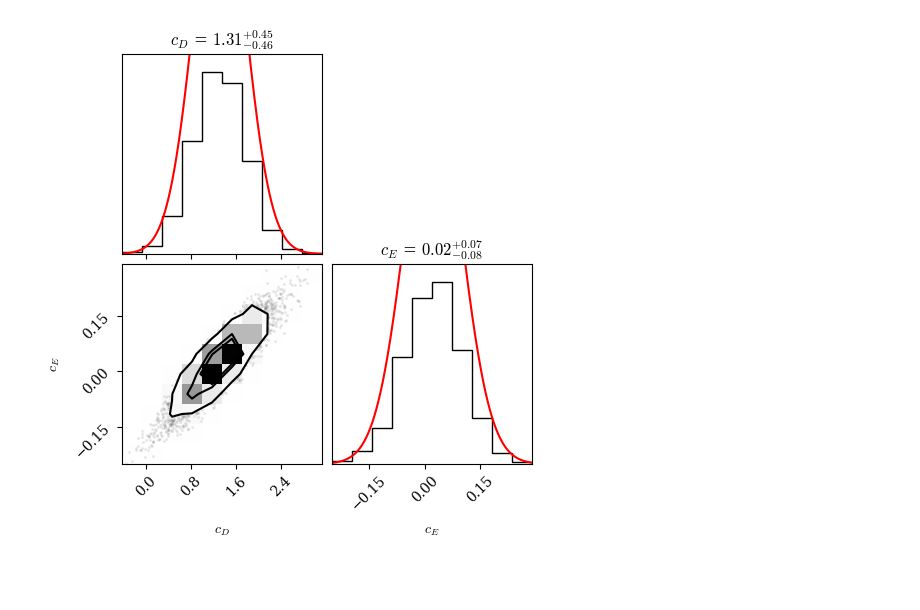
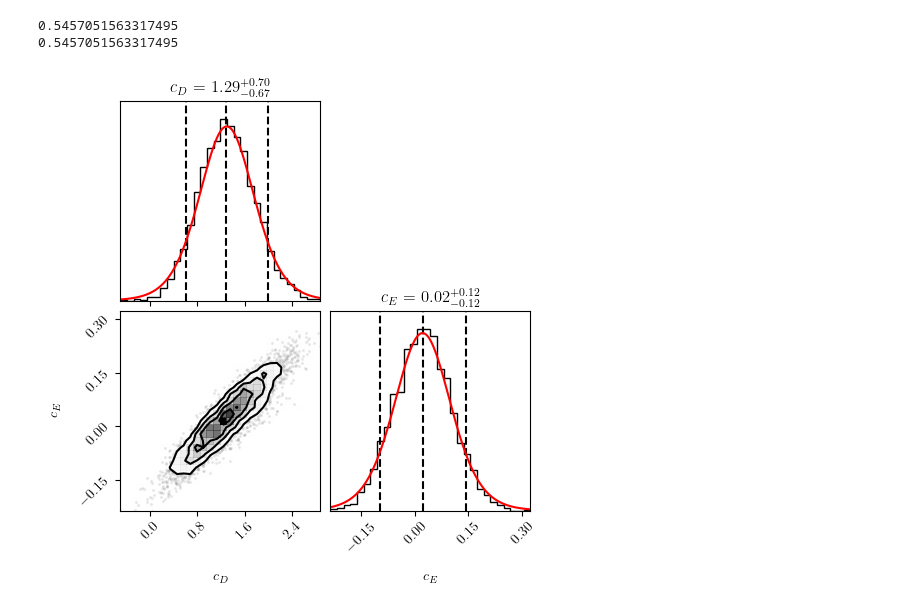
Before and after one commit to stommen/tif285-projects, a Jupyter notebook: project_1/project1_JHOS.ipynb, the cells around one changed output. Drawn from its saved outputs; the diff is of its cells as text; code cells hidden in the pictures; blank space fills up the shorter version.

```diff
--- a/project_1/project1_JHOS.ipynb
+++ b/project_1/project1_JHOS.ipynb
@@ -85,7 +85,7 @@ efterror = False
 
 ### Comment after one use for customization of text boxes by changing
 ### the customizer function
-#ax = constraint_plotter(cD_eval, cE_eval, efterror=efterror)
+ax = constraint_plotter(cD_eval, cE_eval, efterror=efterror)
 
 for txt in ax.texts[1:]:
     txt.set_visible(False)
@@ -178,35 +180,43 @@ samples = sampler.get_chain(flat=True)
 #plt.xlim(-1, 1)
 #plt.show()
 
 flat_samples = sampler.get_chain(discard=100, thin=10, flat=True)
 fig = corner.corner(flat_samples, labels=[r"$c_D$", r"$c_E$"], color='k',
-                show_titles=True, bins=10)
+                show_titles=True, bins=30,quantiles=[0.07,0.5,0.93])
 
 for i in range(flat_samples.shape[1]):
     ### Diagonal indices of the corner plot
     ax = fig.get_axes()[i * (len(flat_samples[1]) + 1)]
 
     # Each 'poly' is a Polygon object; we can extract the vertices
     verts = ax.patches[0].get_xy()  # Get the vertices of the polygon
     # Remove duplicate vertices
 
     # The x-values represent the bin edges, y-values represent the heights
     bin_left_edges = verts[:, 0]  # X-coordinates (bin edges)
     bin_heights = verts[:, 1]  # Y-coordinates (heights)
     bin_width = np.diff(bin_left_edges)[1]  # Width of each bin
 
     # Fit a t-distribution to the histogram data
     df, loc, scale = stats.t.fit(flat_samples[:, i])  # Fit t-distribution to the i-th parameter
-    area = np.sum(bin_width * bin_heights)  # Total area under the histogram
+    area = np.sum(bin_width/2 * bin_heights)  # Total area under the histogram
 
     # Generate the t-distribution PDF using the fitted parameters
     x = np.linspace(bin_left_edges.min(), bin_left_edges.max(), 1000)
-    pdf_fitted = stats.t.pdf(x, df=10, loc=loc, scale=scale)
+    pdf_fitted = stats.t.pdf(x, df=10, loc=loc, scale=scale) * area
     # Plot the t-distribution PDF over the histogram
-    ax.plot(x, pdf_fitted*area, 'r-')
+    ax.plot(x, pdf_fitted, 'r-')
+
+    t_value = stats.t.ppf(0.68,2)
+    print(t_value)
+    #x_fill = np.linspace(,len(pdf_fitted))
+    #ax.fill_between(x_fill,pdf_fitted,color='tab:red',alpha=0.4)
+
     plt.show
 
     # Optionally, add a legend
     #ax.legend()
 # %% [output]
+0.5457051563317495
+0.5457051563317495
-[figure, old version]
+[figure, new version]
```
Also changed, not shown: parts of 2 cells of this notebook.
